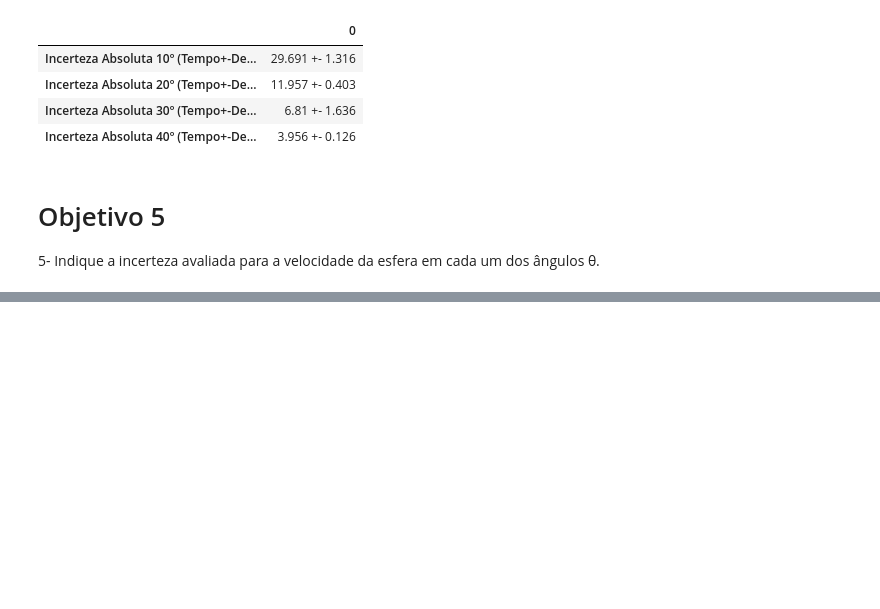
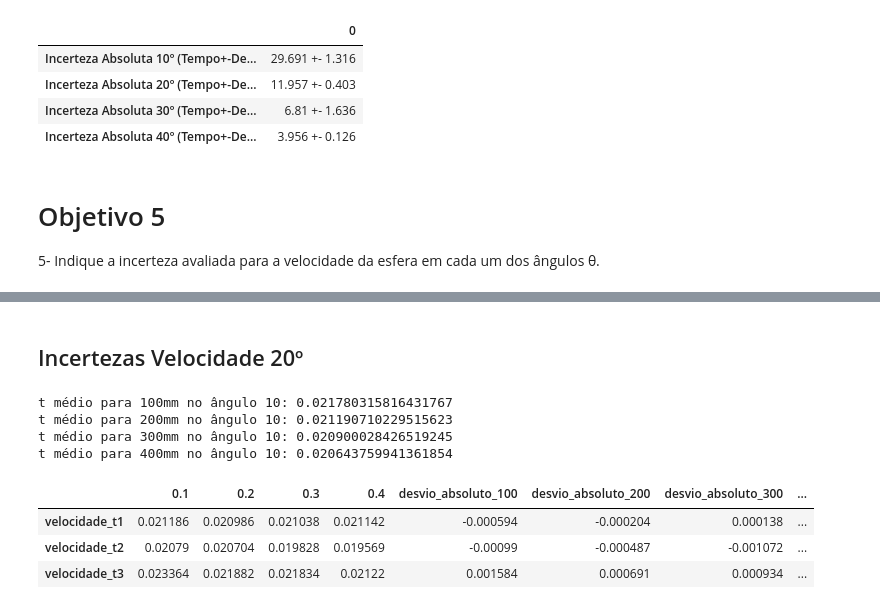
Before and after one commit to gfrigo/Experimento-Velocidade-Bolinha, a Jupyter notebook: tratamento_dados.ipynb, the cells around one changed output, grey strips where cells are left out. Cells and saved outputs as stored; diff of their text form; code cells hidden in the pictures; blank space fills up the shorter version.

```diff
--- a/analytics.ipynb
+++ b/tratamento_dados.ipynb
@@ -386,0 +444,27 @@ em cada um dos ângulos θ.
+# %% [markdown]
+## Incertezas Velocidade 20º
+# %%
+v_media_100_20 = ((1/len(df_20_graus))*(df_20_graus[0.1].sum()))
+v_media_200_20 = ((1/len(df_20_graus))*(df_20_graus[0.2].sum()))
+v_media_300_20 = ((1/len(df_20_graus))*(df_20_graus[0.3].sum()))
+v_media_400_20 = ((1/len(df_20_graus))*(df_20_graus[0.4].sum()))
+# %%
+print(f't médio para 100mm no ângulo 10: {v_media_100_20}')
+print(f't médio para 200mm no ângulo 10: {v_media_200_20}')
+print(f't médio para 300mm no ângulo 10: {v_media_300_20}')
+print(f't médio para 400mm no ângulo 10: {v_media_400_20}')
+# %% [output]
+t médio para 100mm no ângulo 10: 0.021780315816431767
+t médio para 200mm no ângulo 10: 0.021190710229515623
+t médio para 300mm no ângulo 10: 0.020900028426519245
+t médio para 400mm no ângulo 10: 0.020643759941361854
+# %%
+df_20_graus['desvio_absoluto_100'] = df_20_graus[0.1] - v_media_100_20
+df_20_graus['desvio_absoluto_200'] = df_20_graus[0.2] - v_media_200_20
+df_20_graus['desvio_absoluto_300'] = df_20_graus[0.3] - v_media_300_20
+df_20_graus['desvio_absoluto_400'] = df_20_graus[0.4] - v_media_400_20
+# %%
+df_20_graus['desvio_absoluto_100_modulo'] = df_20_graus['desvio_absoluto_100'].abs()
+df_20_graus['desvio_absoluto_200_modulo'] = df_20_graus['desvio_absoluto_200'].abs()
+df_20_graus['desvio_absoluto_300_modulo'] = df_20_graus['desvio_absoluto_300'].abs()
+df_20_graus['desvio_absoluto_400_modulo'] = df_20_graus['desvio_absoluto_400'].abs()
@@ -386,0 +477,8 @@ em cada um dos ângulos θ.
+# %%
+df_20_graus_velocidade = df_20_graus.drop(columns=['desvio_absoluto_100_modulo', 'desvio_absoluto_200_modulo', 'desvio_absoluto_300_modulo', 'desvio_absoluto_400_modulo'], axis=1)
+df_20_graus_velocidade
+# %% [output]
+|  | 0.1 | 0.2 | 0.3 | 0.4 | desvio_absoluto_100 | desvio_absoluto_200 | desvio_absoluto_300 | ... |
+| velocidade_t1 | 0.021186 | 0.020986 | 0.021038 | 0.021142 | -0.000594 | -0.000204 | 0.000138 | ... |
+| velocidade_t2 | 0.02079 | 0.020704 | 0.019828 | 0.019569 | -0.00099 | -0.000487 | -0.001072 | ... |
+| velocidade_t3 | 0.023364 | 0.021882 | 0.021834 | 0.02122 | 0.001584 | 0.000691 | 0.000934 | ... |
```
Also changed, not shown: parts of 60 cells of this notebook.
